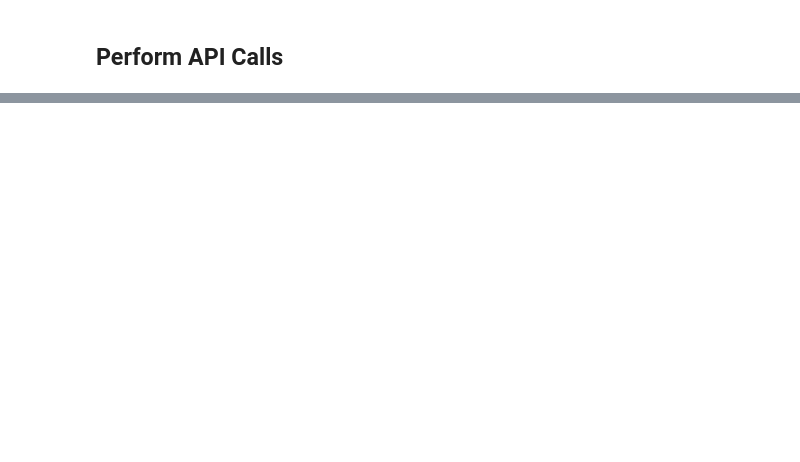
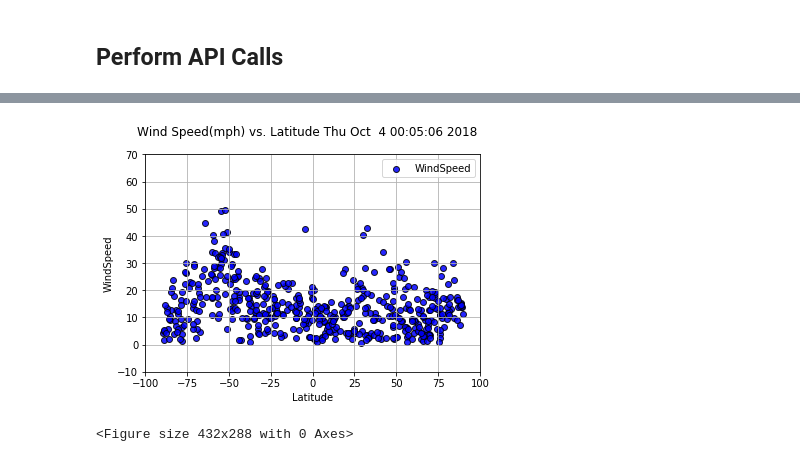
Before and after one commit to Carinananana/homework06, a Jupyter notebook: starter_code/WeatherPy.ipynb, the cells around one changed output, grey strips where cells are left out. Cells and saved outputs as stored; diff of their text form; code cells hidden in the pictures; blank space fills up the shorter version.

```diff
--- a/starter_code/WeatherPy.ipynb
+++ b/starter_code/WeatherPy.ipynb
@@ -103,0 +149,15 @@ plt.savefig('TempVsLatitude.png')
+# %%
+plt.suptitle(f'Wind Speed(mph) vs. Latitude {time.ctime()}')
+plt.scatter(city_data['Latitude'],city_data['WindSpeed'],alpha=0.85,c='b',edgecolor = 'black', label = 'WindSpeed')
+plt.xlabel('Latitude')
+plt.ylabel('WindSpeed')
+plt.ylim(-10,70)
+plt.xlim(-100,100)
+plt.legend()
+plt.grid()
+plt.show()
+
+plt.savefig('WindSpeedVsLatitude.png')
+# %% [output]
+[figure, added]
+<Figure size 432x288 with 0 Axes>
```
Also changed, not shown: parts of 6 cells of this notebook, 4 other files.
